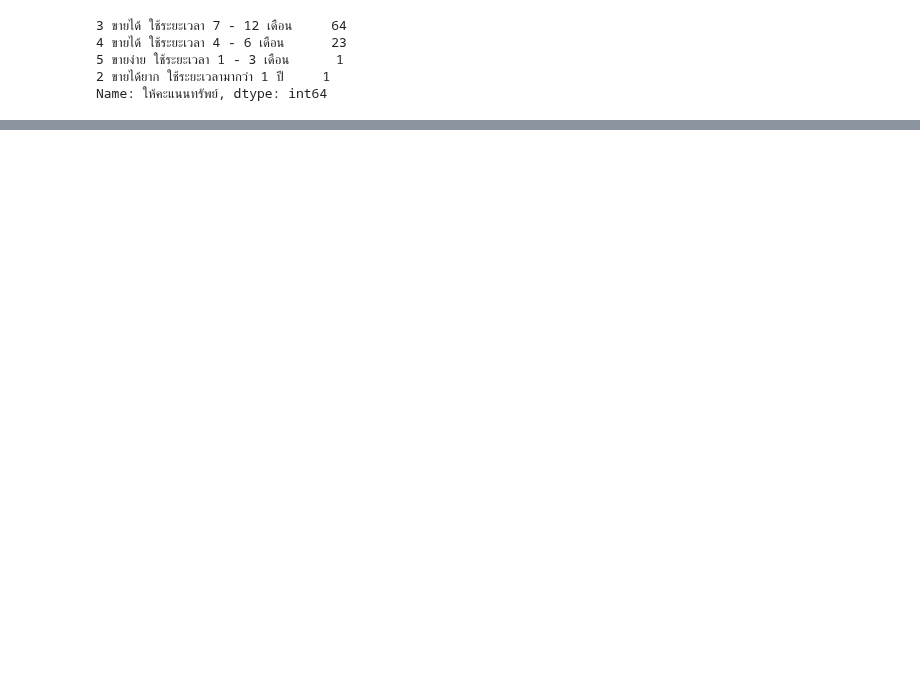
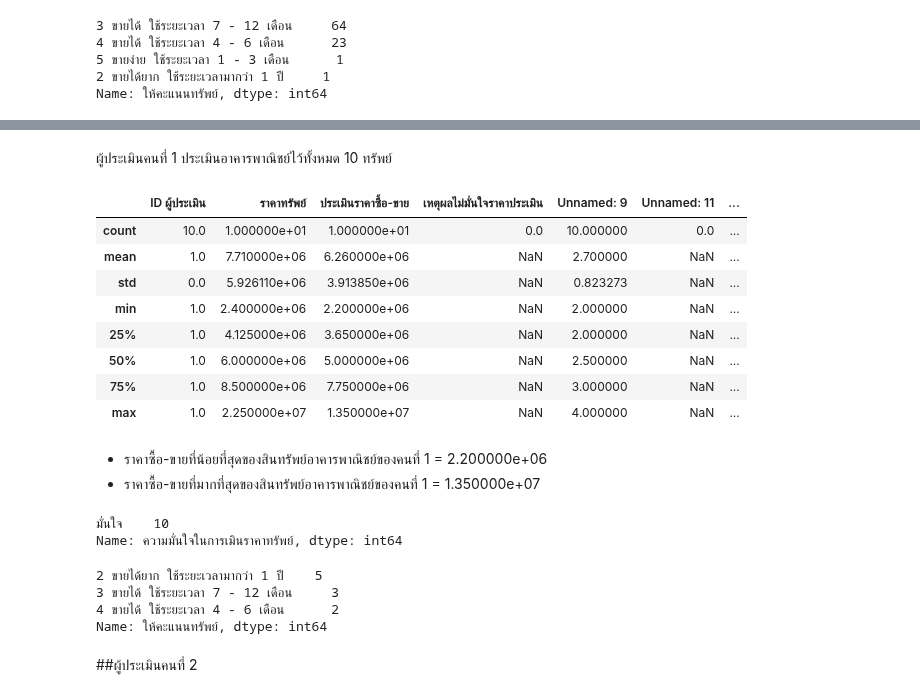
Before and after one commit to nxxk23/bsc_dpdm22, a Jupyter notebook: [dataprep1]property_estimator.ipynb, the cells around one changed output, grey strips where cells are left out. Drawn from its saved outputs; the diff is of its cells as text; code cells hidden in the pictures; blank space fills up the shorter version.

```diff
--- a/[dataprep1]property_estimator.ipynb
+++ b/[dataprep1]property_estimator.ipynb
@@ -171,0 +879,4 @@ MAPE
+# %%
+#เลือกคอลัมน์ผู้ประเมินคนที่ 1
+b1 = df5[df5['ID ผู้ประเมิน']==1]
+b1.count()
@@ -171,0 +899,31 @@ MAPE
+# %% [markdown]
+ผู้ประเมินคนที่ 1 ประเมินอาคารพาณิชย์ไว้ทั้งหมด 10 ทรัพย์
+# %%
+b1.describe()
+# %% [output]
+|  | ID ผู้ประเมิน | ราคาทรัพย์ | ประเมินราคาซื้อ-ขาย | เหตุผลไม่มั่นใจราคาประเมิน | Unnamed: 9 | Unnamed: 11 | ... |
+| count | 10.0 | 1.000000e+01 | 1.000000e+01 | 0.0 | 10.000000 | 0.0 | ... |
+| mean | 1.0 | 7.710000e+06 | 6.260000e+06 | NaN | 2.700000 | NaN | ... |
+| std | 0.0 | 5.926110e+06 | 3.913850e+06 | NaN | 0.823273 | NaN | ... |
+| min | 1.0 | 2.400000e+06 | 2.200000e+06 | NaN | 2.000000 | NaN | ... |
+| 25% | 1.0 | 4.125000e+06 | 3.650000e+06 | NaN | 2.000000 | NaN | ... |
+| 50% | 1.0 | 6.000000e+06 | 5.000000e+06 | NaN | 2.500000 | NaN | ... |
+| 75% | 1.0 | 8.500000e+06 | 7.750000e+06 | NaN | 3.000000 | NaN | ... |
+| max | 1.0 | 2.250000e+07 | 1.350000e+07 | NaN | 4.000000 | NaN | ... |
+# %% [markdown]
+- ราคาซื้อ-ขายที่น้อยที่สุดของสินทรัพย์อาคารพาณิชย์ของคนที่ 1 = 2.200000e+06
+- ราคาซื้อ-ขายที่มากที่สุดของสินทรัพย์อาคารพาณิชย์ของคนที่ 1 = 1.350000e+07
+# %%
+b1['ความมั่นใจในการเมินราคาทรัพย์'].value_counts()
+# %% [output]
+มั่นใจ    10
+Name: ความมั่นใจในการเมินราคาทรัพย์, dtype: int64
+# %%
+b1['ให้คะแนนทรัพย์'].value_counts()
+# %% [output]
+2 ขายได้ยาก ใช้ระยะเวลามากว่า 1 ปี    5
+3 ขายได้ ใช้ระยะเวลา 7 - 12 เดือน     3
+4 ขายได้ ใช้ระยะเวลา 4 - 6 เดือน      2
+Name: ให้คะแนนทรัพย์, dtype: int64
+# %% [markdown]
+##ผู้ประเมินคนที่ 2
```
Also changed, not shown: parts of 147 cells of this notebook.
